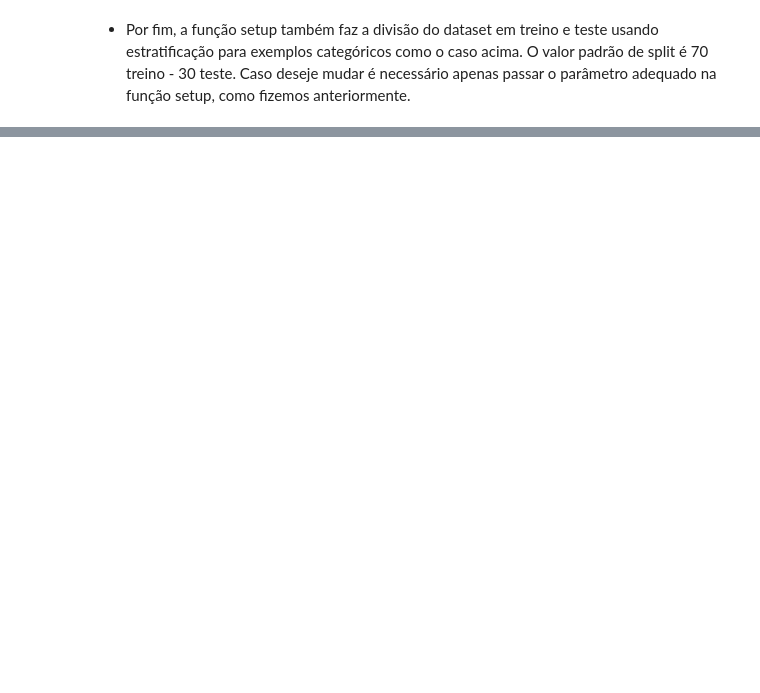
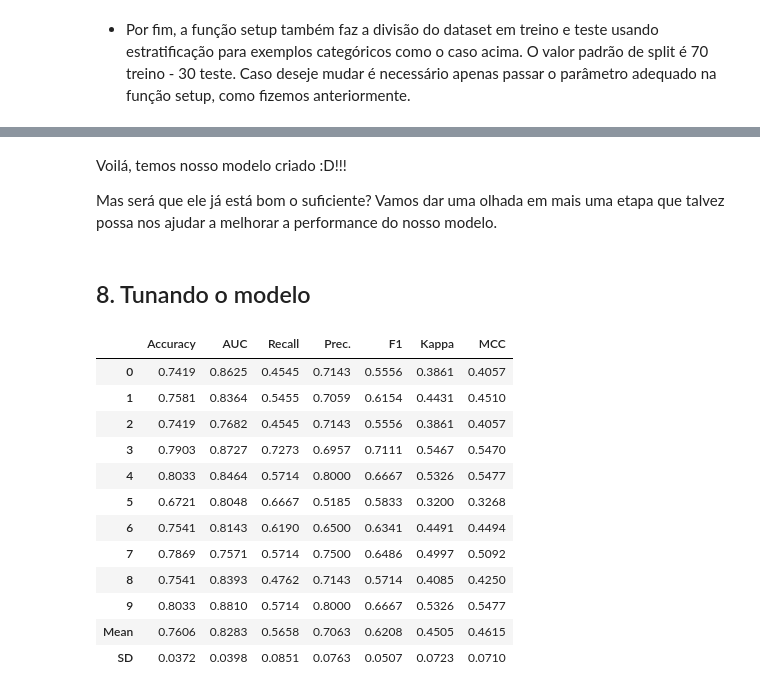
Before and after one commit to TailUFPB/Tutorials, a Jupyter notebook: Pycaret/Tutorial PyCaret.ipynb, the cells around one changed output, grey strips where cells are left out. Drawn from its saved outputs; the diff is of its cells as text; code cells hidden in the pictures; blank space fills up the shorter version.

```diff
--- a/Pycaret/Tutorial PyCaret.ipynb
+++ b/Pycaret/Tutorial PyCaret.ipynb
@@ -590,0 +663,22 @@ Setup Succesfully Completed!
+# %% [markdown]
+Voilá, temos nosso modelo criado :D!!!
+
+Mas será que ele já está bom o suficiente? Vamos dar uma olhada em mais uma etapa que talvez possa nos ajudar a melhorar a performance do nosso modelo.
+# %% [markdown]
+## 8. Tunando o modelo
+# %%
+tuned_catboost = tune_model(catboost)
+# %% [output]
+|  | Accuracy | AUC | Recall | Prec. | F1 | Kappa | MCC |
+| 0 | 0.7419 | 0.8625 | 0.4545 | 0.7143 | 0.5556 | 0.3861 | 0.4057 |
+| 1 | 0.7581 | 0.8364 | 0.5455 | 0.7059 | 0.6154 | 0.4431 | 0.4510 |
+| 2 | 0.7419 | 0.7682 | 0.4545 | 0.7143 | 0.5556 | 0.3861 | 0.4057 |
+| 3 | 0.7903 | 0.8727 | 0.7273 | 0.6957 | 0.7111 | 0.5467 | 0.5470 |
+| 4 | 0.8033 | 0.8464 | 0.5714 | 0.8000 | 0.6667 | 0.5326 | 0.5477 |
+| 5 | 0.6721 | 0.8048 | 0.6667 | 0.5185 | 0.5833 | 0.3200 | 0.3268 |
+| 6 | 0.7541 | 0.8143 | 0.6190 | 0.6500 | 0.6341 | 0.4491 | 0.4494 |
+| 7 | 0.7869 | 0.7571 | 0.5714 | 0.7500 | 0.6486 | 0.4997 | 0.5092 |
+| 8 | 0.7541 | 0.8393 | 0.4762 | 0.7143 | 0.5714 | 0.4085 | 0.4250 |
+| 9 | 0.8033 | 0.8810 | 0.5714 | 0.8000 | 0.6667 | 0.5326 | 0.5477 |
+| Mean | 0.7606 | 0.8283 | 0.5658 | 0.7063 | 0.6208 | 0.4505 | 0.4615 |
+| SD | 0.0372 | 0.0398 | 0.0851 | 0.0763 | 0.0507 | 0.0723 | 0.0710 |
```
Also changed, not shown: parts of 16 cells of this notebook.
